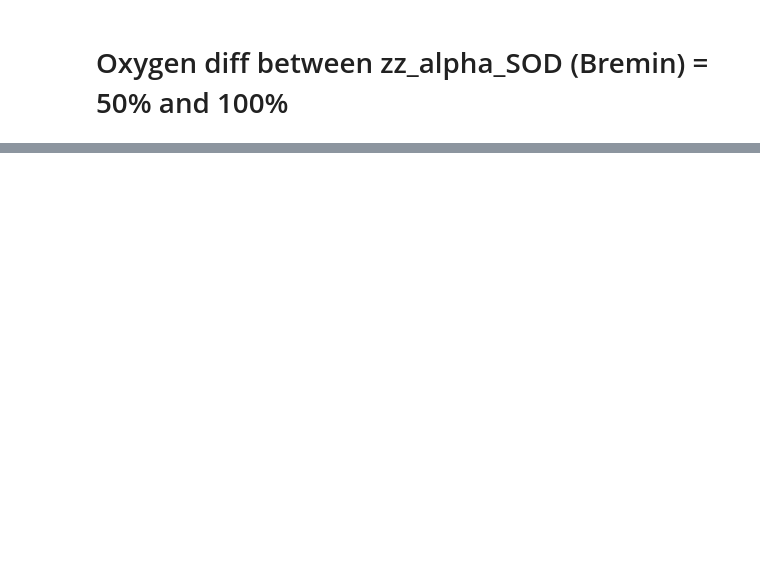
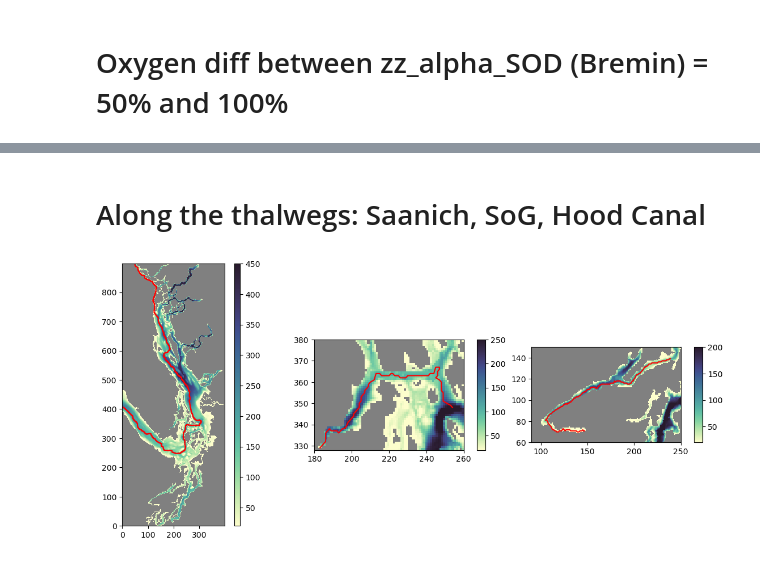
Before and after one commit to SalishSeaCast/analysis-abdoul, a Jupyter notebook: notebooks/salishsea_oxy/oxygen_analysis/O2_botTimeSeries_v202111VSPref30VSPref80PONtoDON.ipynb, the cells around one changed output, grey strips where cells are left out. Drawn from its saved outputs; the diff is of its cells as text; code cells hidden in the pictures; blank space fills up the shorter version.

Commit message:
v202111-Pref80-Pref30, thalwegs

```diff
--- a/notebooks/salishsea_oxy/oxygen_analysis/O2_botTimeSeries_v202111VSPref30VSPref80PONtoDON.ipynb
+++ b/notebooks/salishsea_oxy/oxygen_analysis/O2_botTimeSeries_v202111VSPref30VSPref80PONtoDON.ipynb
@@ -169,0 +183,30 @@ for j in range(0, col):
+# %% [markdown]
+# Along the thalwegs: Saanich, SoG, Hood Canal
+# %%
+line, col = (1, 3)
+fig, ax = plt.subplots(line, col, figsize=(14, 6))
+mycmap = cm.deep
+mycmap.set_bad('grey')
+for ii in range(0, col):
+    if ii==0:
+        thalweg=thalweg_ptsSoG
+        vmin,vmax=(20,450)
+    elif ii==1:
+        thalweg=thalweg_ptsSI
+        ax[ii].set_xlim([180, 260])
+        ax[ii].set_ylim([328, 380])
+        vmin,vmax=(20,250)
+    else:
+        thalweg=thalweg_ptsHC
+        ax[ii].set_xlim(90,250)
+        ax[ii].set_ylim(60,150)
+        vmin,vmax=(20,200)
+
+    im = ax[ii].pcolormesh(bathy.variables['Bathymetry'][:], cmap=mycmap, vmin=vmin, vmax=vmax)
+    ax[ii].plot(thalweg[:,1],thalweg[:,0],color='r')
+    viz_tools.set_aspect(ax[ii]);
+    divider = make_axes_locatable(ax[ii])
+    cax = divider.append_axes('right', size='5%', pad=0.05)
+    fig.colorbar(im, cax=cax, orientation='vertical')
+# %% [output]
+[figure, added]
```
Also changed, not shown: parts of 6 cells of this notebook.
